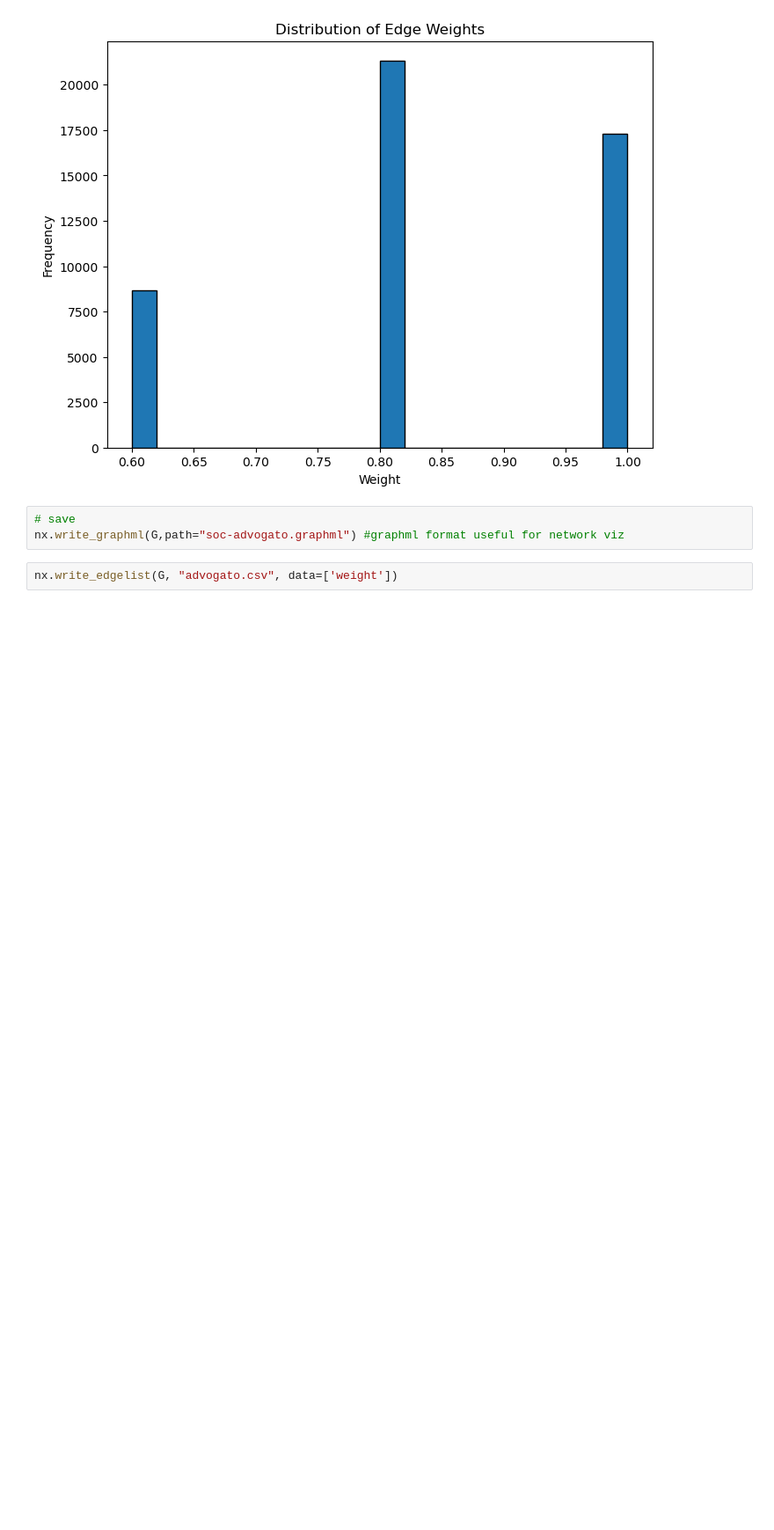
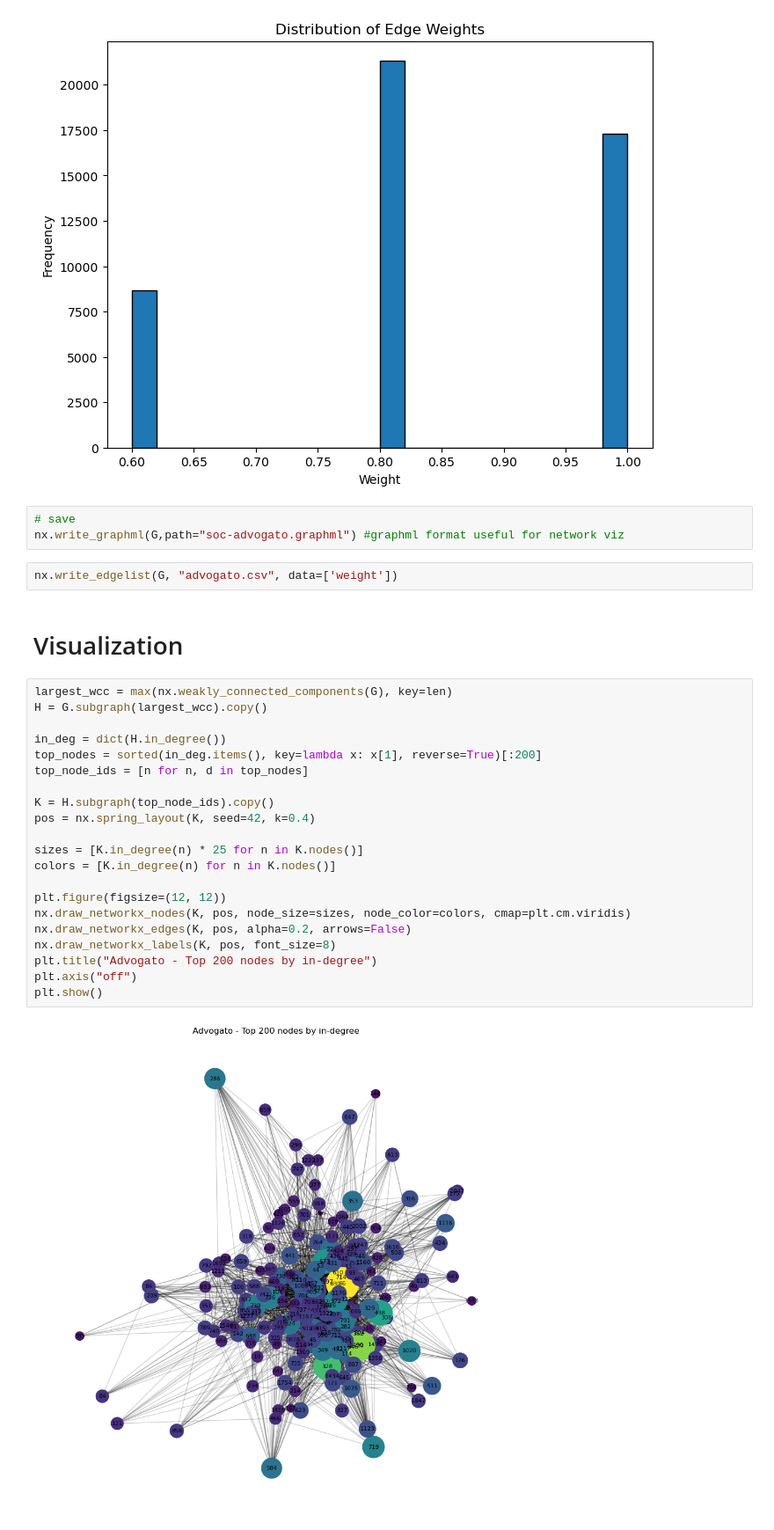
Before and after one commit to leilacielok/network_analysis, a Jupyter notebook: visualization.ipynb, the cells around one changed output. Shown at 88% size. Saved outputs shown, nothing was run; the diff lists cells and outputs as text; blank space fills up the shorter version.

Commit message:
1st visualization

```diff
--- a/visualization.ipynb
+++ b/visualization.ipynb
@@ -71,3 +72,28 @@ plt.show()
 nx.write_graphml(G,path="soc-advogato.graphml") #graphml format useful for network viz
 # %%
 nx.write_edgelist(G, "advogato.csv", data=['weight'])
+# %% [markdown]
+# Visualization
+# %%
+largest_wcc = max(nx.weakly_connected_components(G), key=len)
+H = G.subgraph(largest_wcc).copy()
+
+in_deg = dict(H.in_degree())
+top_nodes = sorted(in_deg.items(), key=lambda x: x[1], reverse=True)[:200]
+top_node_ids = [n for n, d in top_nodes]
+
+K = H.subgraph(top_node_ids).copy()
+pos = nx.spring_layout(K, seed=42, k=0.4)
+
+sizes = [K.in_degree(n) * 25 for n in K.nodes()]
+colors = [K.in_degree(n) for n in K.nodes()]
+
+plt.figure(figsize=(12, 12))
+nx.draw_networkx_nodes(K, pos, node_size=sizes, node_color=colors, cmap=plt.cm.viridis)
+nx.draw_networkx_edges(K, pos, alpha=0.2, arrows=False)
+nx.draw_networkx_labels(K, pos, font_size=8)
+plt.title("Advogato - Top 200 nodes by in-degree")
+plt.axis("off")
+plt.show()
+# %% [output]
+[figure, added]
```
Also changed, not shown: parts of 1 cell of this notebook.
